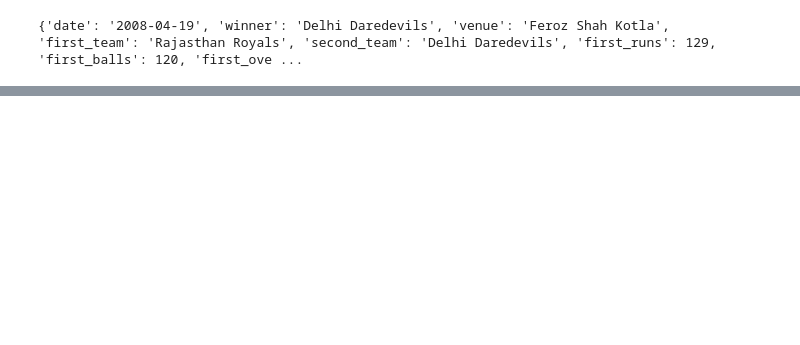
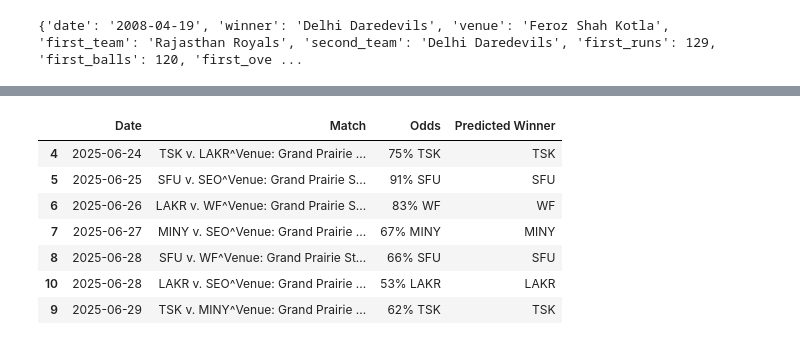
Before and after one commit to Hackquantumcpp/cricket-elo, a Jupyter notebook: mlc-updates-predictions.ipynb, the cells around one changed output, grey strips where cells are left out. Saved outputs shown, nothing was run; the diff lists cells and outputs as text; code cells hidden in the pictures; blank space fills up the shorter version.

```diff
--- a/mlc-updates-predictions.ipynb
+++ b/mlc-updates-predictions.ipynb
@@ -744,0 +731,15 @@ upcoming_disp.to_csv('upcoming_display.csv')
+# %%
+upcoming_disp = upcoming_disp.rename({'date': 'Date'}, axis=1)
+upcoming_disp['venue'] = upcoming_disp['venue'].map(lambda x: '^Venue: ' + x + '^')
+upcoming_disp['Match'] = upcoming_disp['Match'] + upcoming_disp['venue']
+upcoming_disp = upcoming_disp[['Date', 'Match', 'Odds', 'Predicted Winner']]
+upcoming_disp
+# %% [output]
+|  | Date | Match | Odds | Predicted Winner |
+| 4 | 2025-06-24 | TSK v. LAKR^Venue: Grand Prairie ... | 75% TSK | TSK |
+| 5 | 2025-06-25 | SFU v. SEO^Venue: Grand Prairie S... | 91% SFU | SFU |
+| 6 | 2025-06-26 | LAKR v. WF^Venue: Grand Prairie S... | 83% WF | WF |
+| 7 | 2025-06-27 | MINY v. SEO^Venue: Grand Prairie ... | 67% MINY | MINY |
+| 8 | 2025-06-28 | SFU v. WF^Venue: Grand Prairie St... | 66% SFU | SFU |
+| 10 | 2025-06-28 | LAKR v. SEO^Venue: Grand Prairie ... | 53% LAKR | LAKR |
+| 9 | 2025-06-29 | TSK v. MINY^Venue: Grand Prairie ... | 62% TSK | TSK |
```
Also changed, not shown: parts of 33 cells of this notebook, 6 other files.
